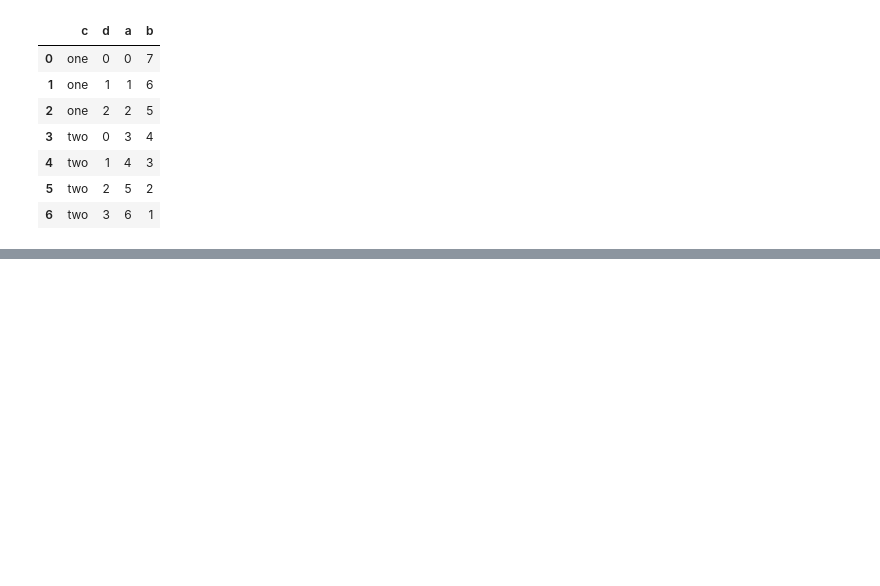
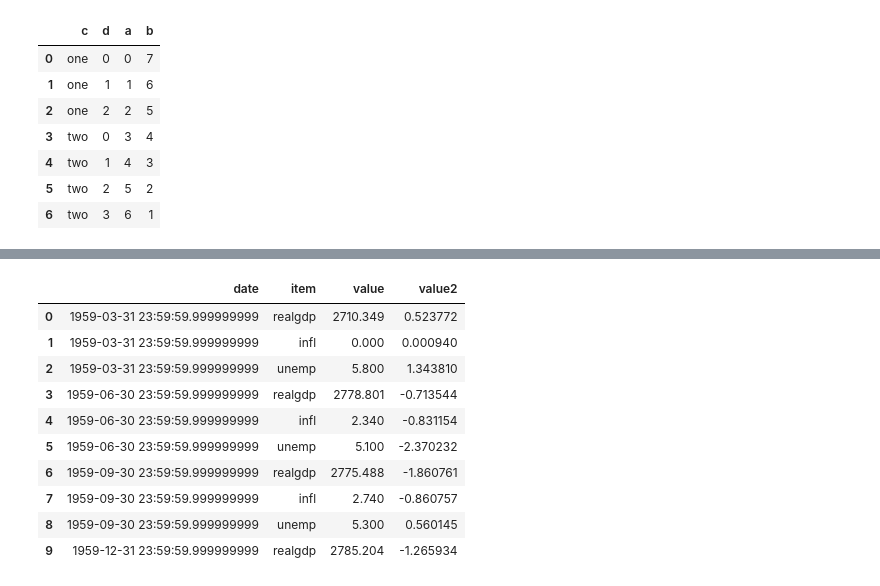
Before and after one commit to TheMLEngineer/Data-Analysis-Book-wes-mckinney-, a Jupyter notebook: Chapter_8_Data_Wrangling_Join,_Combine,_Reshape.ipynb, the cells around one changed output, grey strips where cells are left out. Cells and saved outputs as stored; diff of their text form; code cells hidden in the pictures; blank space fills up the shorter version.

```diff
--- a/Chapter_8_Data_Wrangling_Join,_Combine,_Reshape.ipynb
+++ b/Chapter_8_Data_Wrangling_Join,_Combine,_Reshape.ipynb
@@ -244,0 +1163,3 @@ frame2.reset_index()
+# %%
+columns = pd.Index(['realgdp', 'infl', 'unemp'], name='item')
+columns
@@ -244,0 +1220,15 @@ frame2.reset_index()
+# %%
+ldata['value2'] = np.random.randn(len(ldata))
+ldata[:10]
+# %% [output]
+|  | date | item | value | value2 |
+| 0 | 1959-03-31 23:59:59.999999999 | realgdp | 2710.349 | 0.523772 |
+| 1 | 1959-03-31 23:59:59.999999999 | infl | 0.000 | 0.000940 |
+| 2 | 1959-03-31 23:59:59.999999999 | unemp | 5.800 | 1.343810 |
+| 3 | 1959-06-30 23:59:59.999999999 | realgdp | 2778.801 | -0.713544 |
+| 4 | 1959-06-30 23:59:59.999999999 | infl | 2.340 | -0.831154 |
+| 5 | 1959-06-30 23:59:59.999999999 | unemp | 5.100 | -2.370232 |
+| 6 | 1959-09-30 23:59:59.999999999 | realgdp | 2775.488 | -1.860761 |
+| 7 | 1959-09-30 23:59:59.999999999 | infl | 2.740 | -0.860757 |
+| 8 | 1959-09-30 23:59:59.999999999 | unemp | 5.300 | 0.560145 |
+| 9 | 1959-12-31 23:59:59.999999999 | realgdp | 2785.204 | -1.265934 |
```
Also changed, not shown: parts of 124 cells of this notebook.
